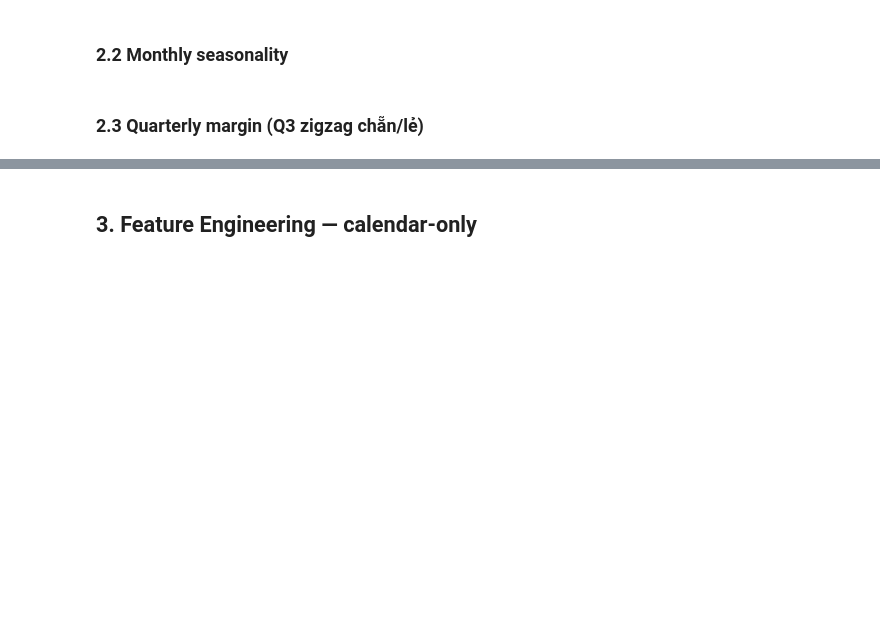
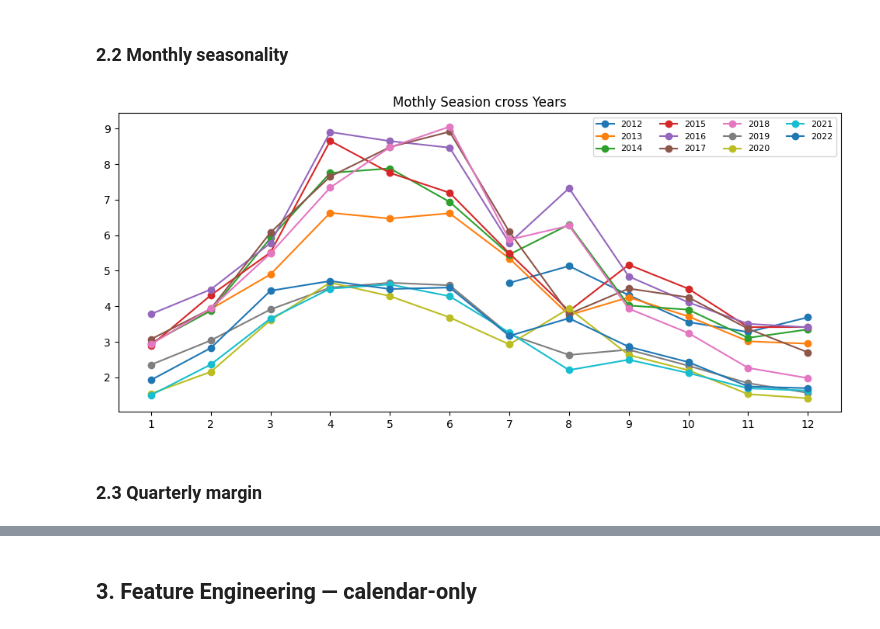
Before and after one commit to quangtrinh25/vin_datathon, a Jupyter notebook: 02_Task3_Sales_Forecasting.ipynb, the cells around one changed output, grey strips where cells are left out. Cells and saved outputs as stored; diff of their text form; code cells hidden in the pictures; blank space fills up the shorter version.

```diff
--- a/02_Task3_Sales_Forecasting.ipynb
+++ b/02_Task3_Sales_Forecasting.ipynb
@@ -18,7 +36,7 @@ logging.getLogger('prophet').setLevel(logging.WARNING)
 # %%
 
 from pathlib import Path
-DATA_DIR = Path('data/raw')
-OUT_DIR  = Path('./VinDatathon/outputs')
+DATA_DIR = Path('/home/milis/datathon/data/raw')
+OUT_DIR  = Path('/home/milis/datathon/outputs/submissions')
 OUT_DIR.mkdir(parents=True, exist_ok=True)
 # %% [markdown]
@@ -49,14 +77,16 @@ plt.tight_layout(); plt.show()
 # %%
 monthly = sales.groupby(['Y','M']).Revenue.mean().reset_index()
 fig, ax = plt.subplots(figsize=(12, 5))
 for y in sorted(sales.Y.unique()):
     d = monthly[monthly.Y == y]
     ax.plot(d.M, d.Revenue/1e6, marker='o', label=str(y))
 ax.set_xticks(range(1,13)); ax.legend(ncol=4, fontsize=8)
-ax.set_title('Mua vu thang qua cac nam')
+ax.set_title('Mothly Seasion cross Years')
 plt.show()
+# %% [output]
+[figure, added]
 # %% [markdown]
-### 2.3 Quarterly margin (Q3 zigzag chẵn/lẻ)
+### 2.3 Quarterly margin
 # %%
 q_marg = sales.groupby(['Y','Q']).apply(
     lambda d: d.COGS.sum()/d.Revenue.sum(), include_groups=False).reset_index()
```
Also changed, not shown: parts of 42 cells of this notebook, 12 other files.
